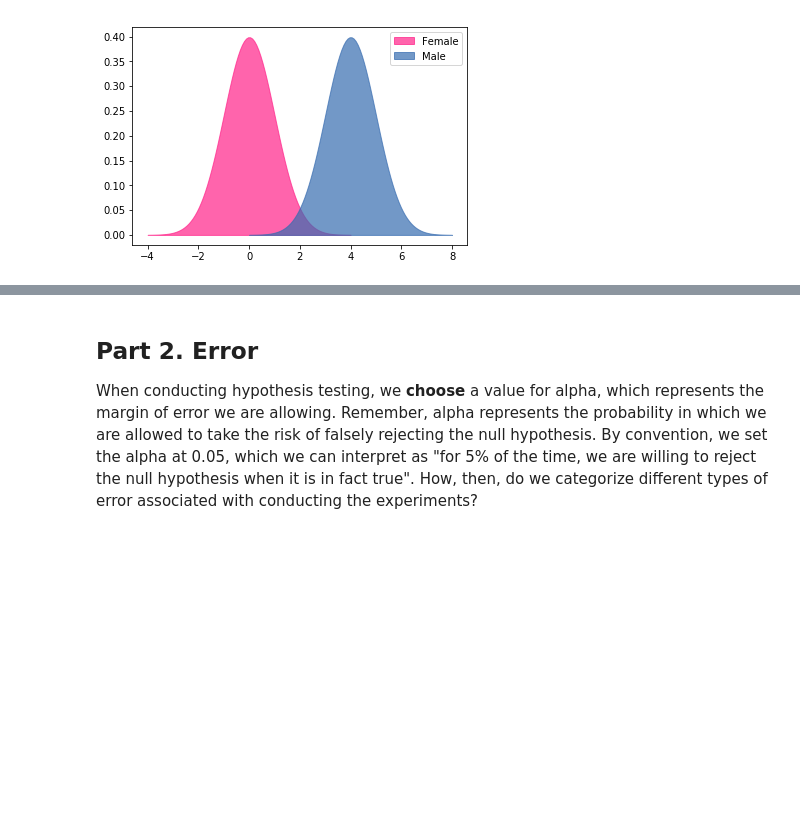
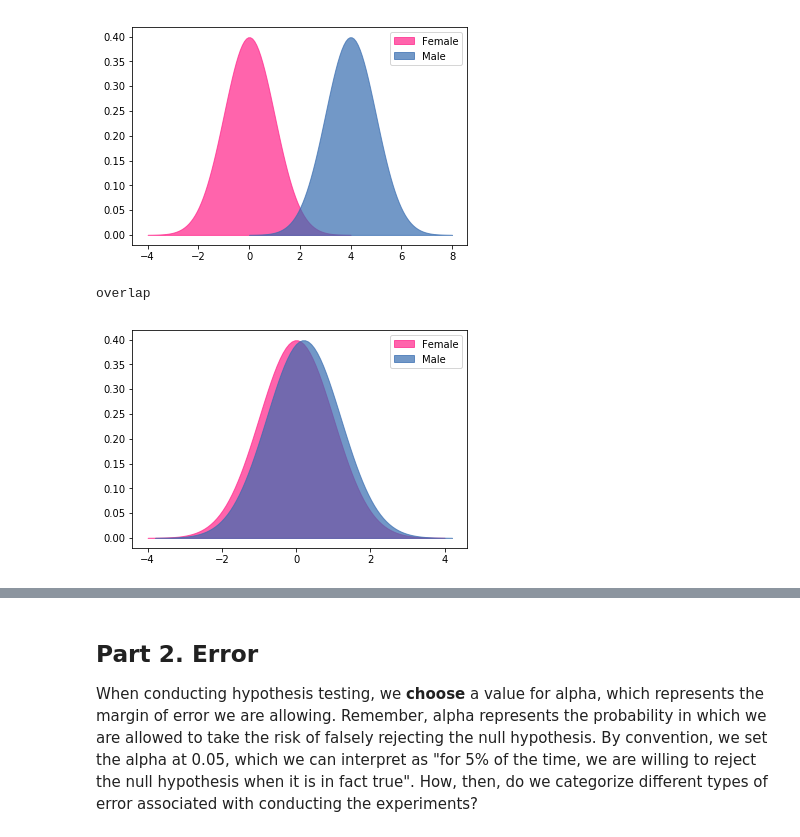
Before and after one commit to learn-co-curriculum/dsc-lp-STATISTICS-effect-size-power, a Jupyter notebook: Power-EffectSize-Error-Teacher-Version.ipynb, the cells around one changed output, grey strips where cells are left out. Cells and saved outputs as stored; diff of their text form; code cells hidden in the pictures; blank space fills up the shorter version.

Commit message:
Updating Lesson Summary and adding additional effect size plots

```diff
--- a/Power-EffectSize-Error-Teacher-Version.ipynb
+++ b/Power-EffectSize-Error-Teacher-Version.ipynb
@@ -191,3 +191,8 @@ plot_pdfs(4)
 # %% [output]
 overlap
 [figure]
+# %%
+plot_pdfs(.2)
+# %% [output]
+overlap
+[figure, added]
```
Also changed, not shown: parts of 1 cell of this notebook, 1 other file.
